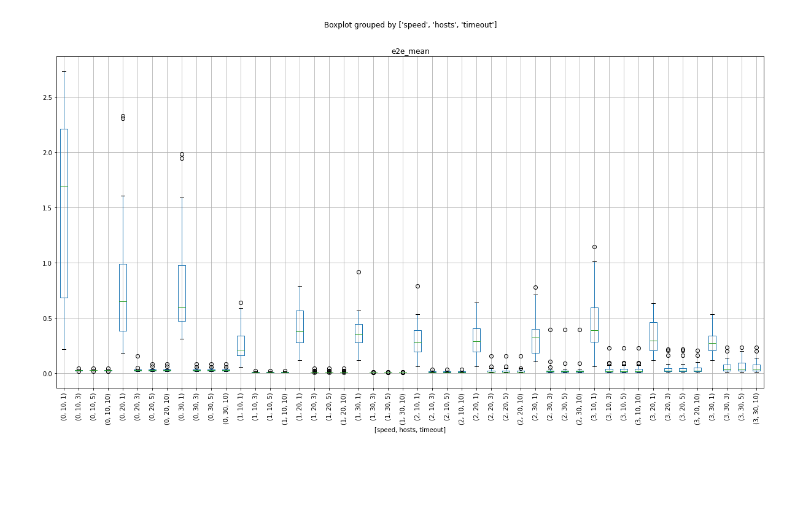
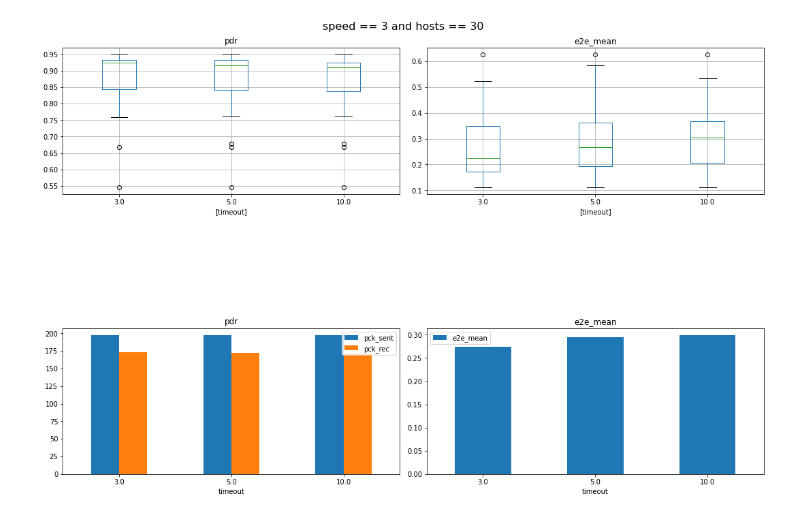
Before and after one commit to jcnborges/aodv2021, a Jupyter notebook: src/Pacotes_E2E_Medias.ipynb, the cells around one changed output. Saved outputs shown, nothing was run; the diff lists cells and outputs as text; code cells hidden in the pictures; blank space fills up the shorter version.

```diff
--- a/src/Pacotes_E2E_Medias.ipynb
+++ b/src/Pacotes_E2E_Medias.ipynb
@@ -99,9 +123,41 @@ qtd.plot.bar();
+# %%
+# Salva dataframe em CSV
+df_cenarios = df_aux.dropna()
+df_cenarios.to_csv(join(CSV_DIR, OUT_FILE))
+
+# Salva dataframe consolidado em CSV
+df_cenarios.query('timeout == 3').groupby(by = ['speed', 'hosts', 'timeout']).agg({
+'pdr': ['min', 'max', 'median', 'mean', 'std'],
+'e2e_mean': ['min', 'max', 'median', 'mean', 'std']}).to_csv(join(CSV_DIR, OUT_FILE_CONSOLIDADO))
 # %%
 # Comparativo entre todos os cenários
 # Pode escolher as variáveis agregadoras: 'speed', 'hosts', 'timeout'
-# Pode escolher as variáveis compatadas: 'pdr', 'e2e_'
-ax = df_cenarios.boxplot(column = 'e2e_mean', by = ['speed', 'hosts', 'timeout'], figsize = (20, 10));
+# Pode escolher as variáveis computadas: 'pdr', 'e2e_mean'
+qry = "speed == 3 and hosts == 30"
+df = df_cenarios.query(qry)
+
+fig, axes = plt.subplots(nrows = 2, ncols = 2, figsize = (15, 10))
+fig.tight_layout(h_pad = 15.0)
+
+ax = df.boxplot(column = 'pdr', by = ['timeout'], ax = axes[0, 0]);
 for label in ax.get_xticklabels():
-  label.set_rotation(90)
+  label.set_rotation(0)
+
+ax = df.boxplot(column = 'e2e_mean', by = ['timeout'], ax = axes[0, 1]);
+for label in ax.get_xticklabels():
+  label.set_rotation(0)
+
+ax = df.groupby(by = ['timeout']).agg({'pck_sent': 'mean', 'pck_rec': 'mean'}).plot(y = ['pck_sent', 'pck_rec'], ax = axes[1, 0], kind = 'bar');
+ax.set_title("pdr")
+for label in ax.get_xticklabels():
+  label.set_rotation(0)
+
+ax = df.groupby(by = ['timeout']).agg({'e2e_mean': 'mean'}).plot(y = 'e2e_mean', ax = axes[1, 1], kind = 'bar');
+ax.set_title("e2e_mean")
+for label in ax.get_xticklabels():
+  label.set_rotation(0)
+
+fig.suptitle(qry, fontsize = 16);
+fig.tight_layout(h_pad = 15.0)
 # %% [output]
-[figure, old version]
+[figure, new version]
```
Also changed, not shown: parts of 10 cells of this notebook, 5 other files.
